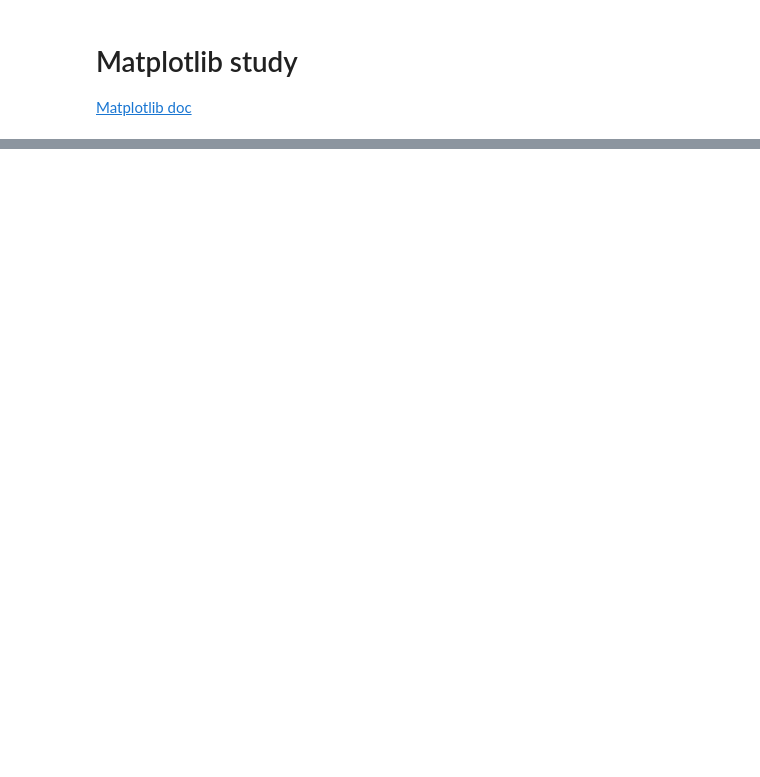
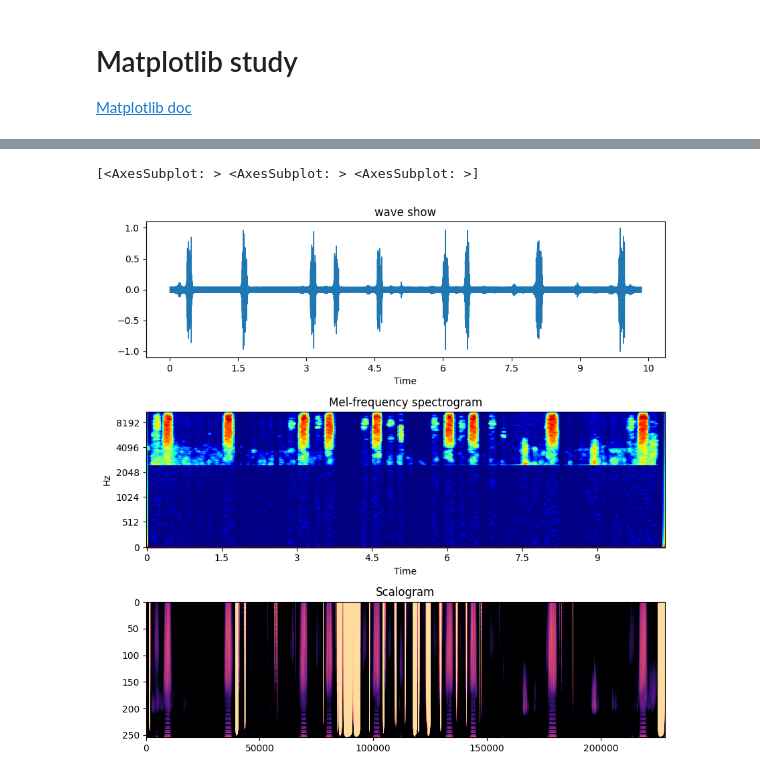
Before and after one commit to ryanz22/PestDataprocess, a Jupyter notebook: notebooks/matplotlib-trial.ipynb, the cells around one changed output, grey strips where cells are left out. Drawn from its saved outputs; the diff is of its cells as text; code cells hidden in the pictures; blank space fills up the shorter version.

```diff
--- a/notebooks/matplotlib-trial.ipynb
+++ b/notebooks/matplotlib-trial.ipynb
@@ -27,0 +22,4 @@ len of data: 4
+# %%
+fn = f'{DATA_DIR}gh-4_mono_denoised_filter.wav'
+d1, sr1, dura1 = rd_file(fn)
+Audio(d1, rate=sr1)
@@ -27,0 +31,11 @@ len of data: 4
+# %%
+F_MAX = sr1 // 2
+S = librosa.feature.melspectrogram(y=d1, sr=sr1, n_mels=256, fmax=F_MAX)
+S_db = librosa.power_to_db(S, ref=np.max)
+
+d2, sr2 = librosa.load(fn)
+d2 = minmax_scale(d2 - d2.mean(), feature_range=(-1,1))
+cs1, f1 = cwt3(d2, nv=12, sr=sr2, low_freq=40)
+print(f'shape of cs1: {cs1.shape}')
+print(f'cs1:\n{cs1[10][52000:52020]}')
+print(f'shape of f1: {f1.shape}')
@@ -27,0 +56,19 @@ len of data: 4
+# %%
+fig, axes = plt.subplots(3, 1, figsize=(10,10), sharex=False)
+
+librosa.display.waveshow(y=d1, sr=sr1, ax=axes[0])
+axes[0].set(title='wave show')
+
+img = librosa.display.specshow(S_db, x_axis='time', y_axis='mel', sr=sr1, fmax=F_MAX, cmap='jet', ax=axes[1])
+# fig.colorbar(img, ax=axes[1], format='%+2.0f dB')
+axes[1].set(title='Mel-frequency spectrogram')
+
+cs1 = replace_zeroes(cs1)
+axes[2].imshow(20*np.log10(np.abs(cs1)), cmap=CMAP, aspect='auto', norm=None, vmax=0, vmin=-60)
+axes[2].set(title='Scalogram')
+
+fig.subplots_adjust(hspace=0.4)
+plt.show()
+# %% [output]
+[<AxesSubplot: > <AxesSubplot: > <AxesSubplot: >]
+[figure, added]
```
Also changed, not shown: parts of 6 cells of this notebook, 18 other files.
